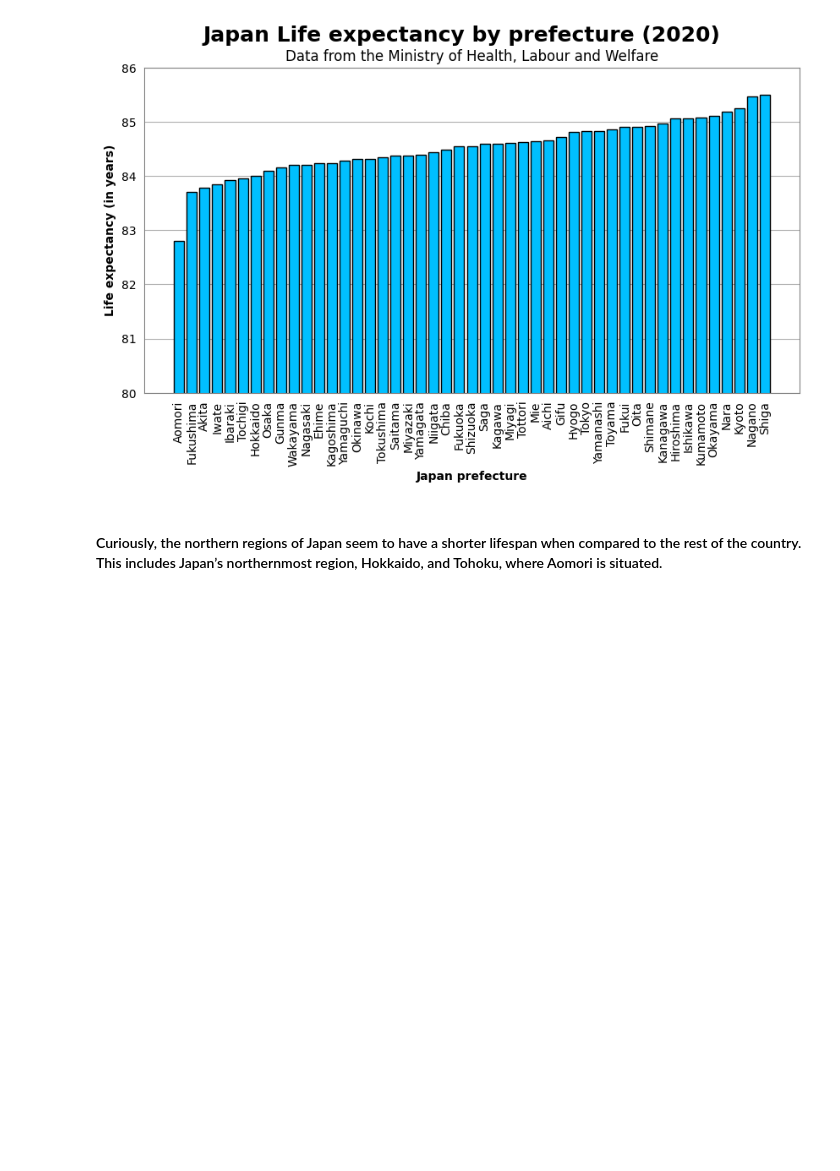
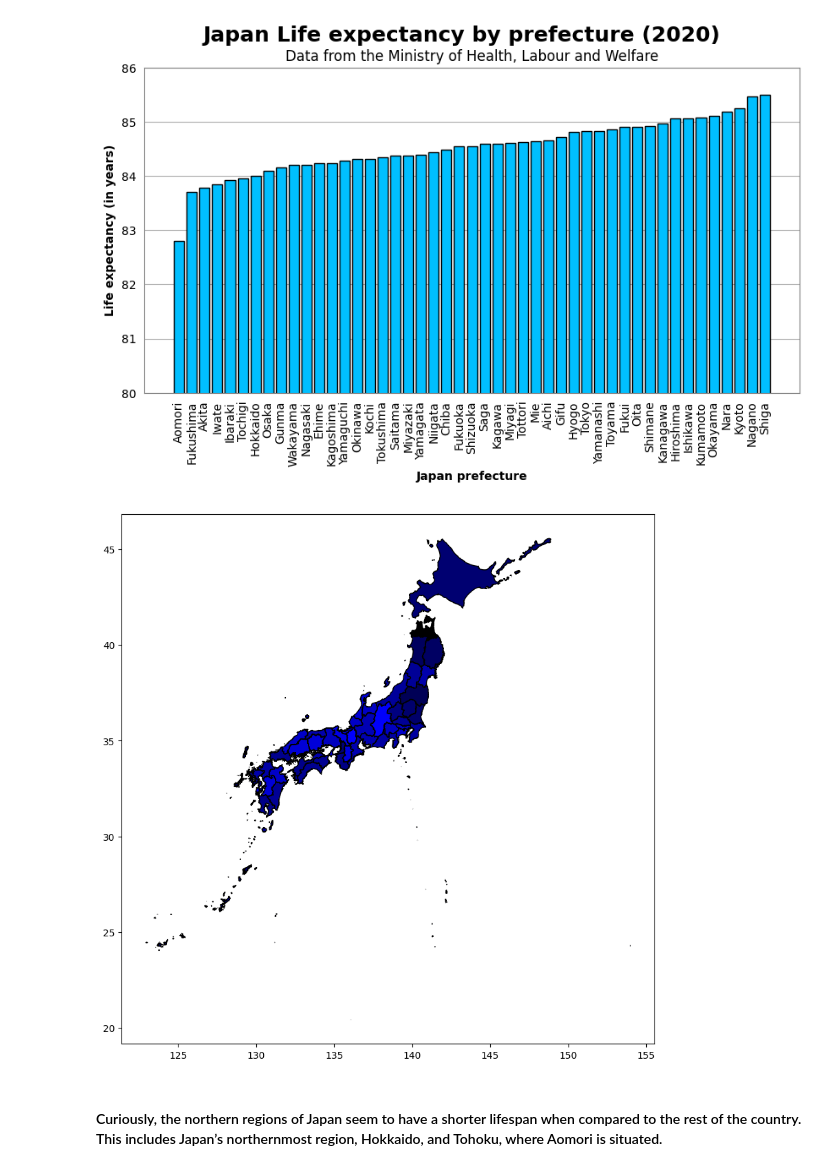
Before and after one commit to rafaseto/japan-life-expectancy, a Jupyter notebook: data_analysis.ipynb, the cells around one changed output. Saved outputs shown, nothing was run; the diff lists cells and outputs as text; code cells hidden in the pictures; blank space fills up the shorter version.

Commit message:
plot the map
Plot the map with the blue gradient.

```diff
--- a/data_analysis.ipynb
+++ b/data_analysis.ipynb
@@ -82,14 +82,22 @@ import json
 # Load the GeoJSON file
 file_path = 'japan.geojson'
 with open(file_path, 'r', encoding='utf-8') as f:
-    geoson_data = json.load(f)
+    geojson_data = json.load(f)
-# %%
-# List to store the name of the prefectures found in japan.geojson
-prefecture_names = []
-
-# Get the name of each prefecture
-for feature in geoson_data['features']:
-    prefecture_names.append(feature['properties']['nam'])
+# %%
+from shapely.geometry import shape
+
+# Funtion to convert GeoJSON geometries to Shapely
+def convert_geometries(geojson_data):
+    geometries = []
+    names = []
+
+    for feature in geojson_data['features']:
+        geometries.append(shape(feature['geometry']))
+        names.append(feature['properties']['nam'])
+
+    return geometries, names
+
+geometries, prefecture_names = convert_geometries(geojson_data)
 # %%
 # Function to keep only the first name of a name
 def keep_first_name(list):
@@ -114,3 +109,6 @@ def convert_geometries(geojson_data):
+# %%
+hokkai_index = prefecture_names_filtered.index('Hokkai')
+prefecture_names_filtered[hokkai_index] = "Hokkaido"
 # %%
 # Store the min and max Life Expectancy
 min_life_expectancy = df_sorted['Life_expectancy'].min()
@@ -134,6 +132,24 @@ for index, row in df_sorted[['Prefecture','Life_expectancy']].iterrows():
 
     # add to the dict
     blue_gradient_dict[row['Prefecture']] = color
+# %%
+from shapely.geometry import Polygon, MultiPolygon
+
+# Plot the map
+fig, ax = plt.subplots(figsize=(10, 10))
+
+for geom, name in zip(geometries, prefecture_names_filtered):
+    if isinstance(geom, Polygon):
+        x, y = geom.exterior.xy
+        ax.fill(x, y, color=blue_gradient_dict[name], edgecolor='k')
+    elif isinstance(geom, MultiPolygon):
+        for poly in geom.geoms:
+            x, y = poly.exterior.xy
+            ax.fill(x, y, color=blue_gradient_dict[name], edgecolor='k')
+
+plt.show()
+# %% [output]
+[figure, added]
 # %% [markdown]
 #### Curiously, the northern regions of Japan seem to have a shorter lifespan when compared to the rest of the country. This includes Japan’s northernmost region, Hokkaido, and Tohoku, where Aomori is situated.
 # %%
```
Also changed, not shown: parts of 1 cell of this notebook.
